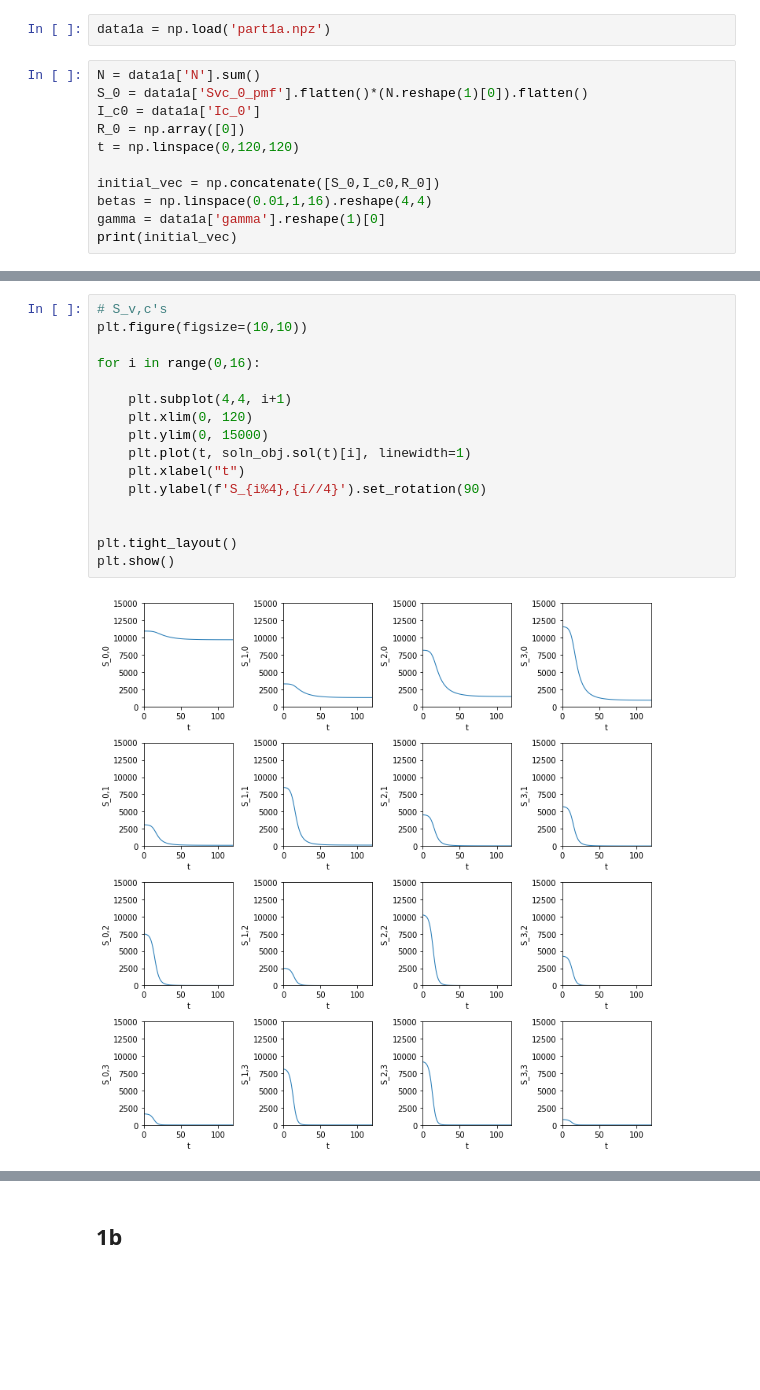
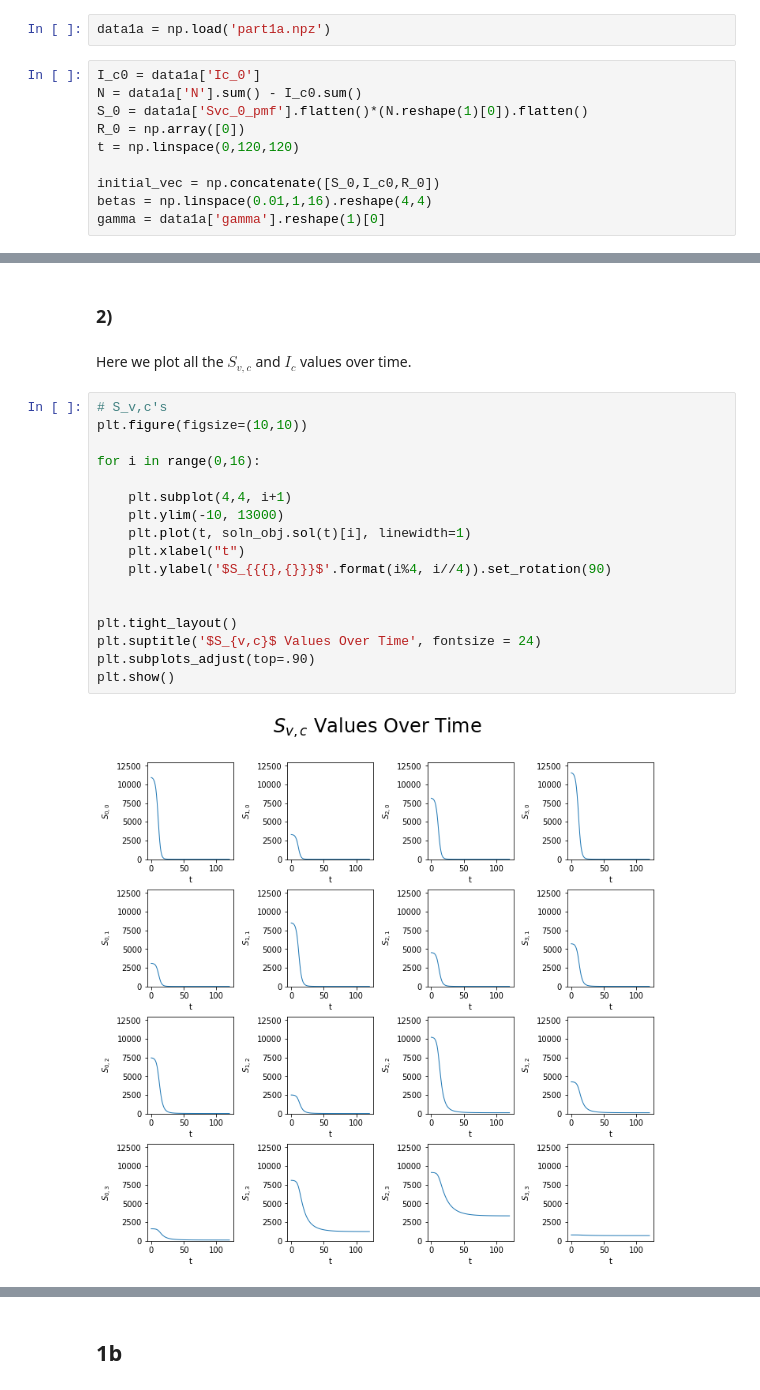
Before and after one commit to rtora/Monitoring-COVID-19-Infections-through-Wastewater-Surveillance, a Jupyter notebook: Part1.ipynb, the cells around one changed output, grey strips where cells are left out. Saved outputs shown, nothing was run; the diff lists cells and outputs as text; blank space fills up the shorter version.

```diff
--- a/Part1.ipynb
+++ b/Part1.ipynb
@@ -4,13 +10,12 @@ import matplotlib.pyplot as plt
 # %%
 data1a = np.load('part1a.npz')
 # %%
-N = data1a['N'].sum()
+I_c0 = data1a['Ic_0']
+N = data1a['N'].sum() - I_c0.sum()
 S_0 = data1a['Svc_0_pmf'].flatten()*(N.reshape(1)[0]).flatten()
-I_c0 = data1a['Ic_0']
 R_0 = np.array([0])
 t = np.linspace(0,120,120)
 
 initial_vec = np.concatenate([S_0,I_c0,R_0])
 betas = np.linspace(0.01,1,16).reshape(4,4)
 gamma = data1a['gamma'].reshape(1)[0]
-print(initial_vec)
@@ -46,18 +53,23 @@ soln_obj = solve_ivp(SIR_model, (t[0],t[-1]), initial_vec,
+# %% [markdown]
+### 2)
+# %% [markdown]
+Here we plot all the $S_{v,c}$ and $I_c$ values over time.
 # %%
 # S_v,c's
 plt.figure(figsize=(10,10))
 
 for i in range(0,16):
 
     plt.subplot(4,4, i+1)
-    plt.xlim(0, 120)
-    plt.ylim(0, 15000)
+    plt.ylim(-10, 13000)
     plt.plot(t, soln_obj.sol(t)[i], linewidth=1)
     plt.xlabel("t")
-    plt.ylabel(f'S_{i%4},{i//4}').set_rotation(90)
+    plt.ylabel('$S_{{{},{}}}$'.format(i%4, i//4)).set_rotation(90)
 
 
 plt.tight_layout()
+plt.suptitle('$S_{v,c}$ Values Over Time', fontsize = 24)
+plt.subplots_adjust(top=.90)
 plt.show()
 # %% [output]
-[figure, old version]
+[figure, new version]
```
Also changed, not shown: parts of 27 cells of this notebook.
